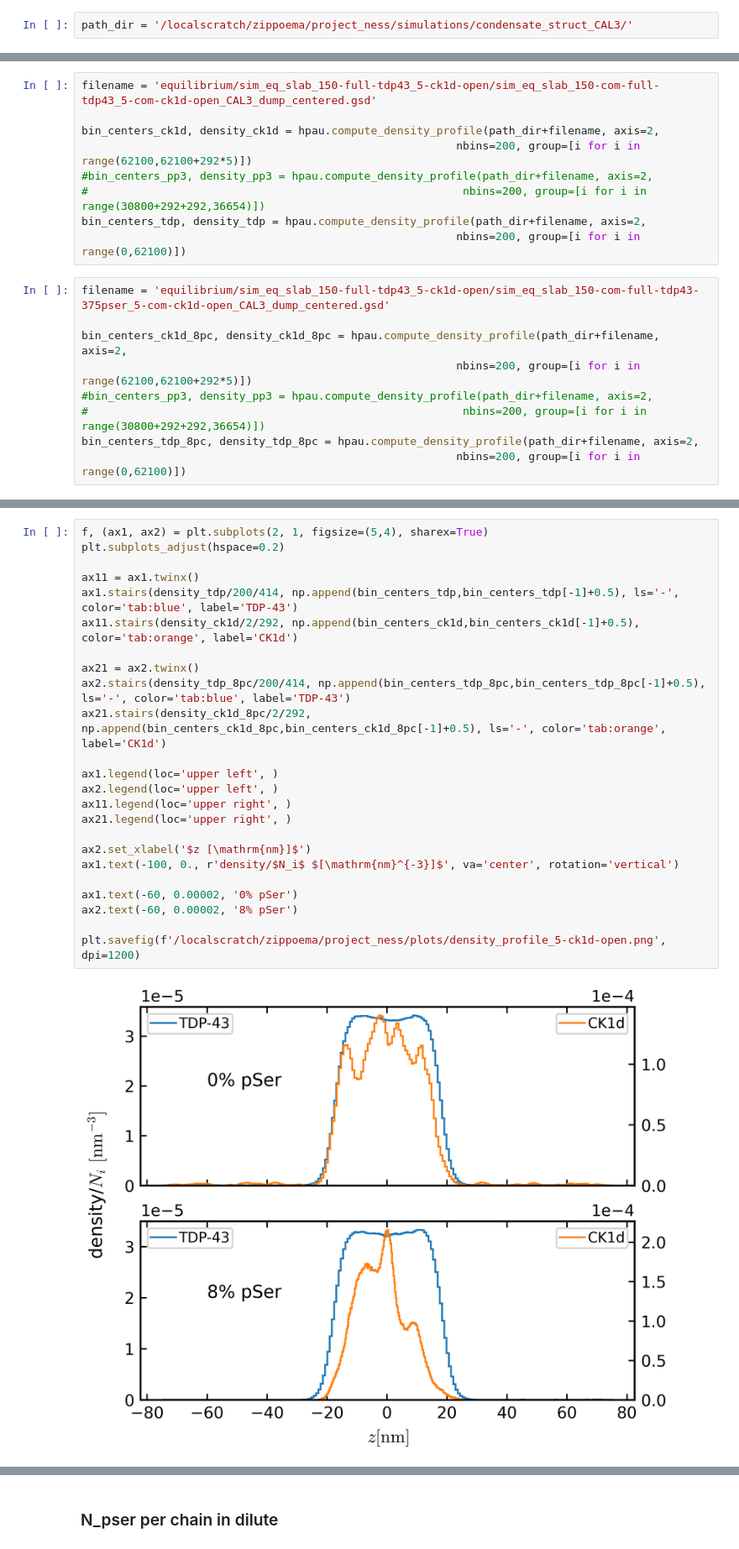
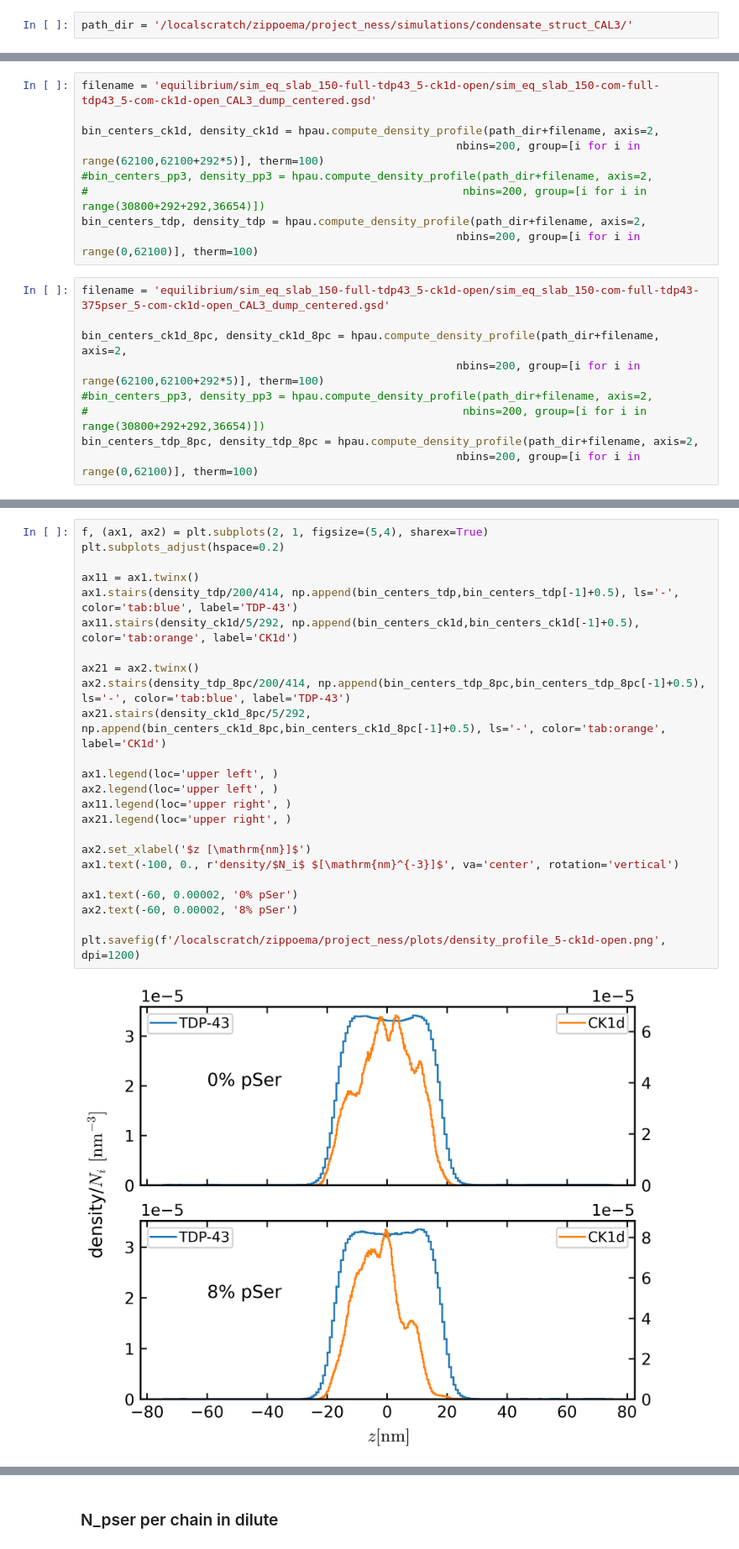
Before and after one commit to ezippo/HPA, a Jupyter notebook: cluster_analysis.ipynb, the cells around one changed output, grey strips where cells are left out. Shown at 84% size. Saved outputs shown, nothing was run; the diff lists cells and outputs as text.

```diff
--- a/cluster_analysis.ipynb
+++ b/cluster_analysis.ipynb
@@ -209,20 +209,20 @@ bin_centers_tdp_p_8pc, density_tdp_p_8pc = hpau.compute_density_profile(path_dir
 filename = 'equilibrium/sim_eq_slab_150-full-tdp43_5-ck1d-open/sim_eq_slab_150-com-full-tdp43_5-com-ck1d-open_CAL3_dump_centered.gsd'
 
 bin_centers_ck1d, density_ck1d = hpau.compute_density_profile(path_dir+filename, axis=2,
-                                                         nbins=200, group=[i for i in range(62100,62100+292*5)])
+                                                         nbins=200, group=[i for i in range(62100,62100+292*5)], therm=100)
 #bin_centers_pp3, density_pp3 = hpau.compute_density_profile(path_dir+filename, axis=2,
 #                                                         nbins=200, group=[i for i in range(30800+292+292,36654)])
 bin_centers_tdp, density_tdp = hpau.compute_density_profile(path_dir+filename, axis=2,
-                                                         nbins=200, group=[i for i in range(0,62100)])
+                                                         nbins=200, group=[i for i in range(0,62100)], therm=100)
 # %%
 filename = 'equilibrium/sim_eq_slab_150-full-tdp43_5-ck1d-open/sim_eq_slab_150-com-full-tdp43-375pser_5-com-ck1d-open_CAL3_dump_centered.gsd'
 
 bin_centers_ck1d_8pc, density_ck1d_8pc = hpau.compute_density_profile(path_dir+filename, axis=2,
-                                                         nbins=200, group=[i for i in range(62100,62100+292*5)])
+                                                         nbins=200, group=[i for i in range(62100,62100+292*5)], therm=100)
 #bin_centers_pp3, density_pp3 = hpau.compute_density_profile(path_dir+filename, axis=2,
 #                                                         nbins=200, group=[i for i in range(30800+292+292,36654)])
 bin_centers_tdp_8pc, density_tdp_8pc = hpau.compute_density_profile(path_dir+filename, axis=2,
-                                                         nbins=200, group=[i for i in range(0,62100)])
+                                                         nbins=200, group=[i for i in range(0,62100)], therm=100)
 # %%
 f, (ax1, ax2) = plt.subplots(2, 1, figsize=(5,4), sharex=True)
 plt.subplots_adjust(hspace=0.2)
@@ -254,26 +254,26 @@ plt.savefig(f'/localscratch/zippoema/project_ness/plots/density_profile_2-ck1d-o
 # %%
 f, (ax1, ax2) = plt.subplots(2, 1, figsize=(5,4), sharex=True)
 plt.subplots_adjust(hspace=0.2)
 
 ax11 = ax1.twinx()
 ax1.stairs(density_tdp/200/414, np.append(bin_centers_tdp,bin_centers_tdp[-1]+0.5), ls='-', color='tab:blue', label='TDP-43')
-ax11.stairs(density_ck1d/2/292, np.append(bin_centers_ck1d,bin_centers_ck1d[-1]+0.5), color='tab:orange', label='CK1d')
+ax11.stairs(density_ck1d/5/292, np.append(bin_centers_ck1d,bin_centers_ck1d[-1]+0.5), color='tab:orange', label='CK1d')
 
 ax21 = ax2.twinx()
 ax2.stairs(density_tdp_8pc/200/414, np.append(bin_centers_tdp_8pc,bin_centers_tdp_8pc[-1]+0.5), ls='-', color='tab:blue', label='TDP-43')
-ax21.stairs(density_ck1d_8pc/2/292, np.append(bin_centers_ck1d_8pc,bin_centers_ck1d_8pc[-1]+0.5), ls='-', color='tab:orange', label='CK1d')
+ax21.stairs(density_ck1d_8pc/5/292, np.append(bin_centers_ck1d_8pc,bin_centers_ck1d_8pc[-1]+0.5), ls='-', color='tab:orange', label='CK1d')
 
 ax1.legend(loc='upper left', )
 ax2.legend(loc='upper left', )
 ax11.legend(loc='upper right', )
 ax21.legend(loc='upper right', )
 
 ax2.set_xlabel('$z [\mathrm{nm}]$')
 ax1.text(-100, 0., r'density/$N_i$ $[\mathrm{nm}^{-3}]$', va='center', rotation='vertical')
 
 ax1.text(-60, 0.00002, '0% pSer')
 ax2.text(-60, 0.00002, '8% pSer')
 
 plt.savefig(f'/localscratch/zippoema/project_ness/plots/density_profile_5-ck1d-open.png', dpi=1200)
 # %% [output]
-[figure, old version]
+[figure, new version]
```
Also changed, not shown: parts of 8 cells of this notebook, 1 other file.
